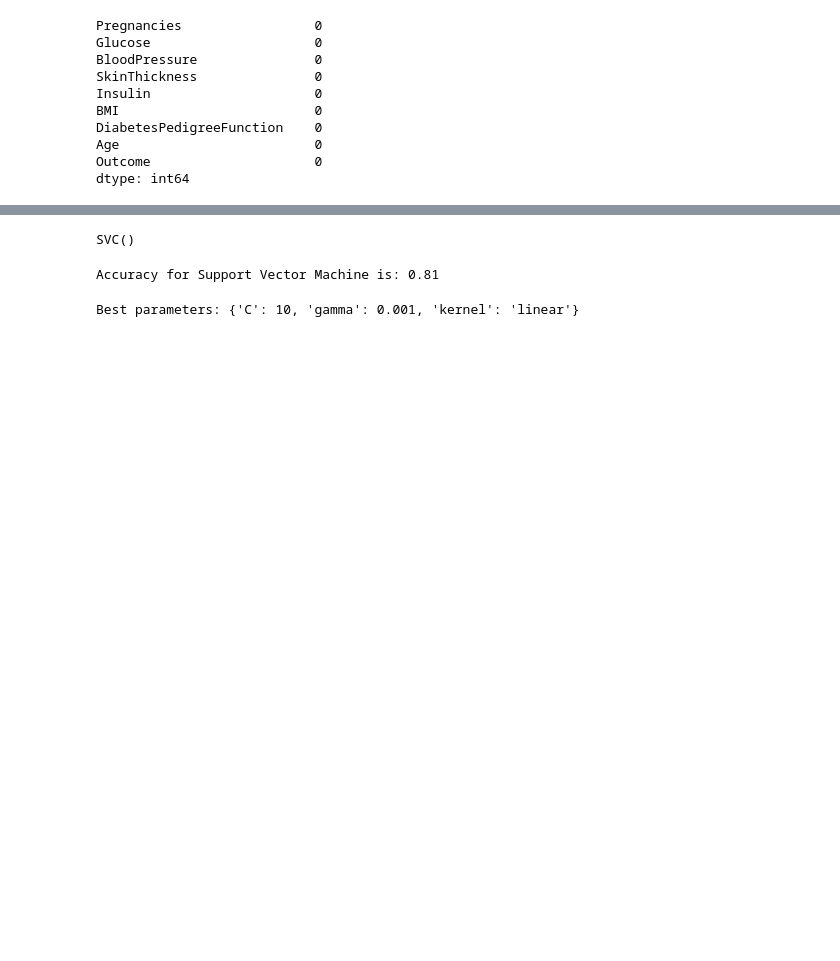
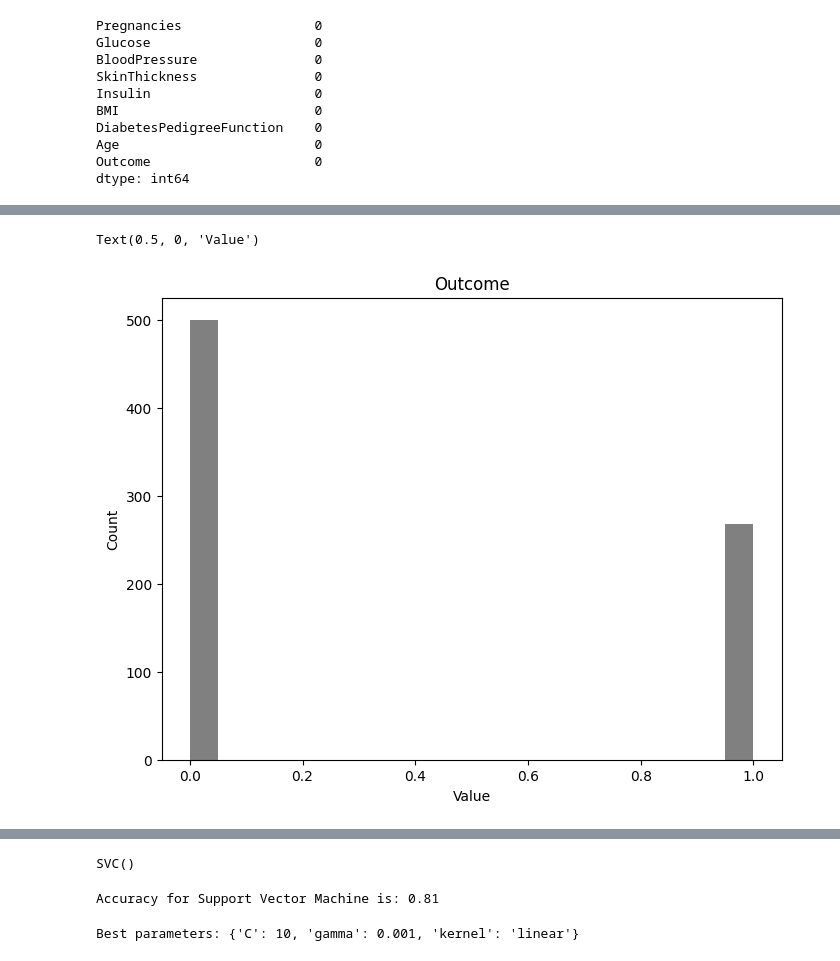
Before and after one commit to marius2347/Diabete-Predictions-using-Machine-Learning-in-Python-on-Kaggle, a Jupyter notebook: diabetes.ipynb, the cells around one changed output, grey strips where cells are left out. Cells and saved outputs as stored; diff of their text form; code cells hidden in the pictures; blank space fills up the shorter version.

```diff
--- a/diabetes.ipynb
+++ b/diabetes.ipynb
@@ -34,0 +129,11 @@ dtype: int64
+# %%
+# Target
+
+fig, ax = plt.subplots(figsize=(8, 6))
+
+diabetes['Outcome'].plot(ax=ax, color='gray', kind='hist', bins=20, title='Outcome')
+ax.set_ylabel('Count')
+ax.set_xlabel('Value')
+# %% [output]
+Text(0.5, 0, 'Value')
+[figure, added]
```
Also changed, not shown: parts of 8 cells of this notebook, 1 other file.
